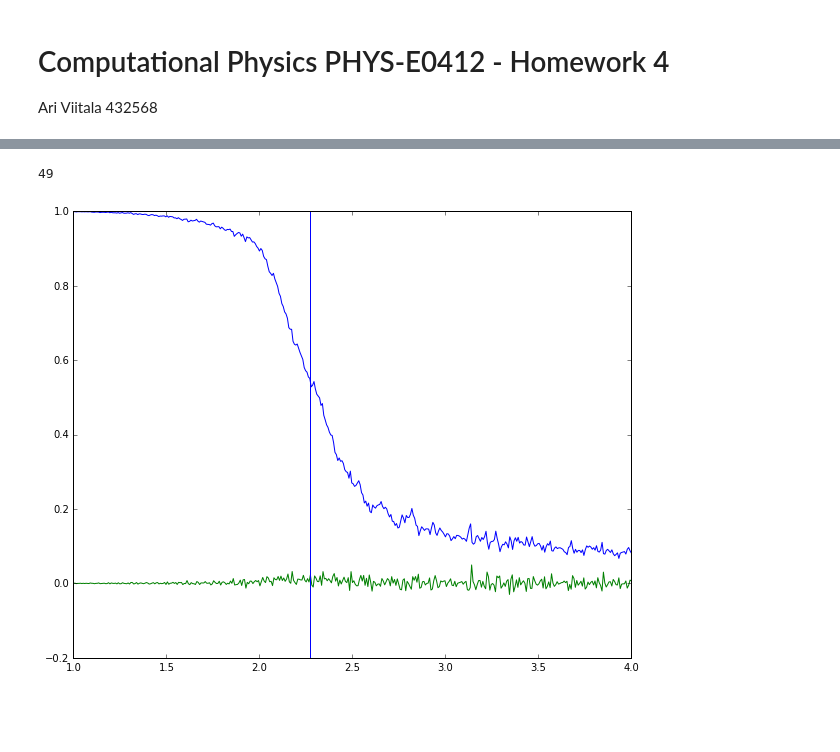
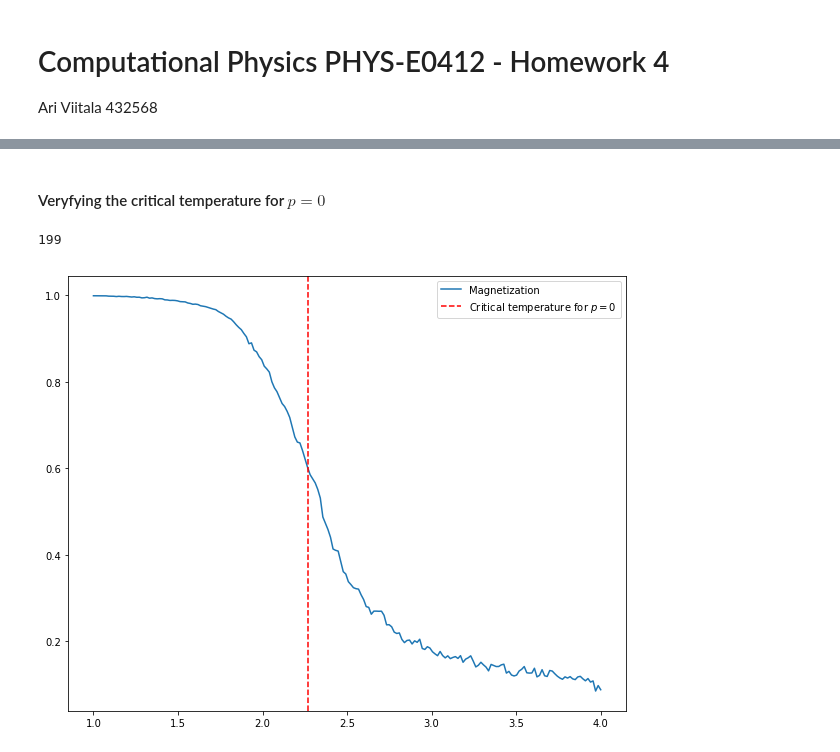
Before and after one commit to ari-viitala/CompPhys, a Jupyter notebook: Viikko4/Viikko4.ipynb, the cells around one changed output, grey strips where cells are left out. Cells and saved outputs as stored; diff of their text form; code cells hidden in the pictures; blank space fills up the shorter version.

```diff
--- a/Viikko4/Viikko4.ipynb
+++ b/Viikko4/Viikko4.ipynb
@@ -10,16 +14,18 @@ from IPython.display import clear_output, display
 # %%
-iterations = 200
-N = 70
+iterations = 100
+N = 30
 lat = np.random.randint(0, 2, (N, N)) * 2 - 1
 p = 1
 J = np.ones((N,N))
 sng = np.ones((N,N))
 
+#Filling the J matrix
 for i in range(0, N):
     for j in range(0, N):
         if np.random.rand() < p:
             J[i, j] = -1
 
+#Create the matrix for calculating staggered magnetization
 sng[::2, ::2] = -1
 sng[1::2, 1::2] = -1
 
@@ -119,29 +168,41 @@ def anneal(p, N, iters, Th, Tl):
         ms[k] = (1 / N**2 * abs(np.sum(lat * sng)))
 
     return m, ms, lat
-# %%
-m, ms, lat = anneal(1, 50, 200, 3, 0.1)
+# %% [markdown]
+#### Veryfying the critical temperature for $p=0$
 # %%
-iters = 50
-steps = 400
+n = 15 #lattice dimensions nxn
+p = 0
+start_temp = 4
+end_temp = 1
+iters = 200 #iterations for p=0
+steps = 200 #steps for tempertature
+
+#vectors for the magnetizations
 ma = np.zeros(steps)
 msa = np.zeros(steps)
+
+#run the code simultaion iters times
 for i in range(0, iters):
     clear_output(wait = True)
     print(i)
-    m, ms, lat = anneal(0, 20, steps, 4, 1)
+    m, ms, lat = anneal(p, n, steps, start_temp, end_temp)
+
+    #add the results to the result vectors
     ma += m
     msa += ms
 
+#take the average
 ma /= iters
 msa /= iters
 # %% [output]
-49
+199
 # %%
 plt.figure(1, (10, 8))
-plt.plot(np.linspace(4, 1, steps), ma)
-plt.plot(np.linspace(4, 1, steps -1), np.diff(ma))
-plt.axvline(2.27)
+
+plt.plot(np.linspace(start_temp, end_temp, steps), ma, label = "Magnetization")
+plt.axvline(2.27, color = "red", linestyle = "--", label = "Critical temperature for $p = 0$")
+plt.legend()
 plt.show()
 # %% [output]
-[figure, old version]
+[figure, new version]
```
Also changed, not shown: parts of 14 cells of this notebook.
